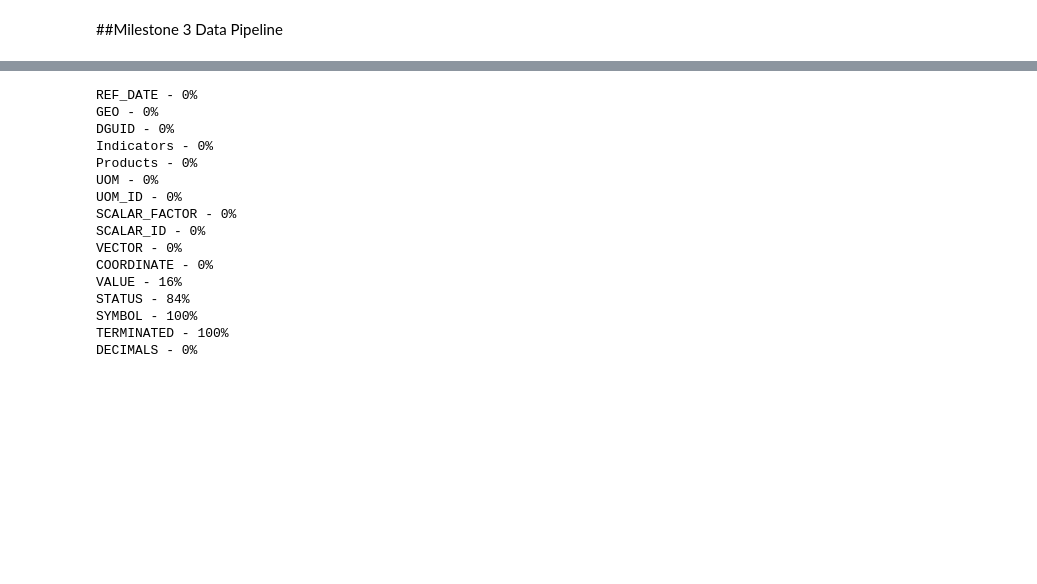
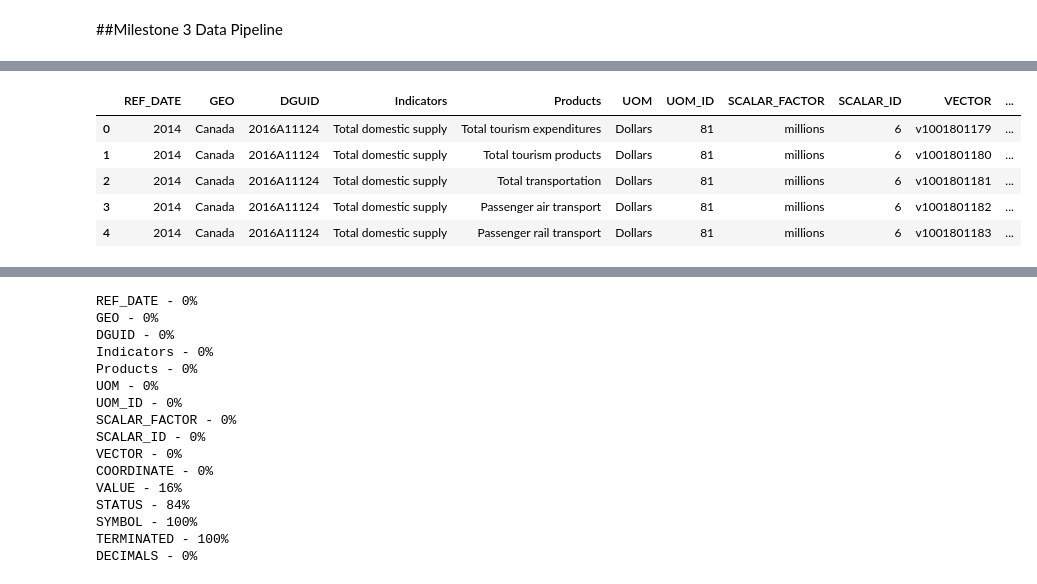
Before and after one commit to data301-2021-winter1/group05-project, a Jupyter notebook: notebooks/analysis2.ipynb, the cells around one changed output, grey strips where cells are left out. Drawn from its saved outputs; the diff is of its cells as text; code cells hidden in the pictures; blank space fills up the shorter version.

Commit message:
Finished cleaning Data!

```diff
--- a/notebooks/analysis2.ipynb
+++ b/notebooks/analysis2.ipynb
@@ -171,0 +196,26 @@ array(['Total tourism expenditures', 'Total tourism products',
+# %%
+###I only want to look at rows pertaining to hotels, motels and campsites, so I want to drop all the other rows.
+df =  pd.read_csv('../data/raw/tourism.csv')
+
+df_hotel_motel_camp = df[~df['Products'].isin(['Total tourism expenditures', 'Total tourism products',
+       'Total transportation', 'Passenger air transport',
+       'Passenger rail transport', 'Passenger water transport',
+       'Interurban, charter and tour bus transport', 'Taxis',
+       'Vehicle rental', 'Vehicle repairs and parts', 'Vehicle fuel', 'Total food and beverage services',
+       'Meals from accommodation', 'Meals from restaurants',
+       'Alcoholic beverages from accommodation',
+       'Alcoholic beverages from restaurants',
+       'Meals and alcoholic beverages from other tourism industries',
+       'Total other tourism products', 'Recreation and entertainment',
+       'Travel services', 'Convention fees', 'Pre-trip expenses',
+       'Total other products', 'Groceries',
+       'Beer, wine, and liquor from stores', 'Urban transit and parking',
+       'Miscellaneous products'])]
+df.head()
+# %% [output]
+|  | REF_DATE | GEO | DGUID | Indicators | Products | UOM | UOM_ID | SCALAR_FACTOR | SCALAR_ID | VECTOR | ... |
+| 0 | 2014 | Canada | 2016A11124 | Total domestic supply | Total tourism expenditures | Dollars | 81 | millions | 6 | v1001801179 | ... |
+| 1 | 2014 | Canada | 2016A11124 | Total domestic supply | Total tourism products | Dollars | 81 | millions | 6 | v1001801180 | ... |
+| 2 | 2014 | Canada | 2016A11124 | Total domestic supply | Total transportation | Dollars | 81 | millions | 6 | v1001801181 | ... |
+| 3 | 2014 | Canada | 2016A11124 | Total domestic supply | Passenger air transport | Dollars | 81 | millions | 6 | v1001801182 | ... |
+| 4 | 2014 | Canada | 2016A11124 | Total domestic supply | Passenger rail transport | Dollars | 81 | millions | 6 | v1001801183 | ... |
```
Also changed, not shown: parts of 11 cells of this notebook.
